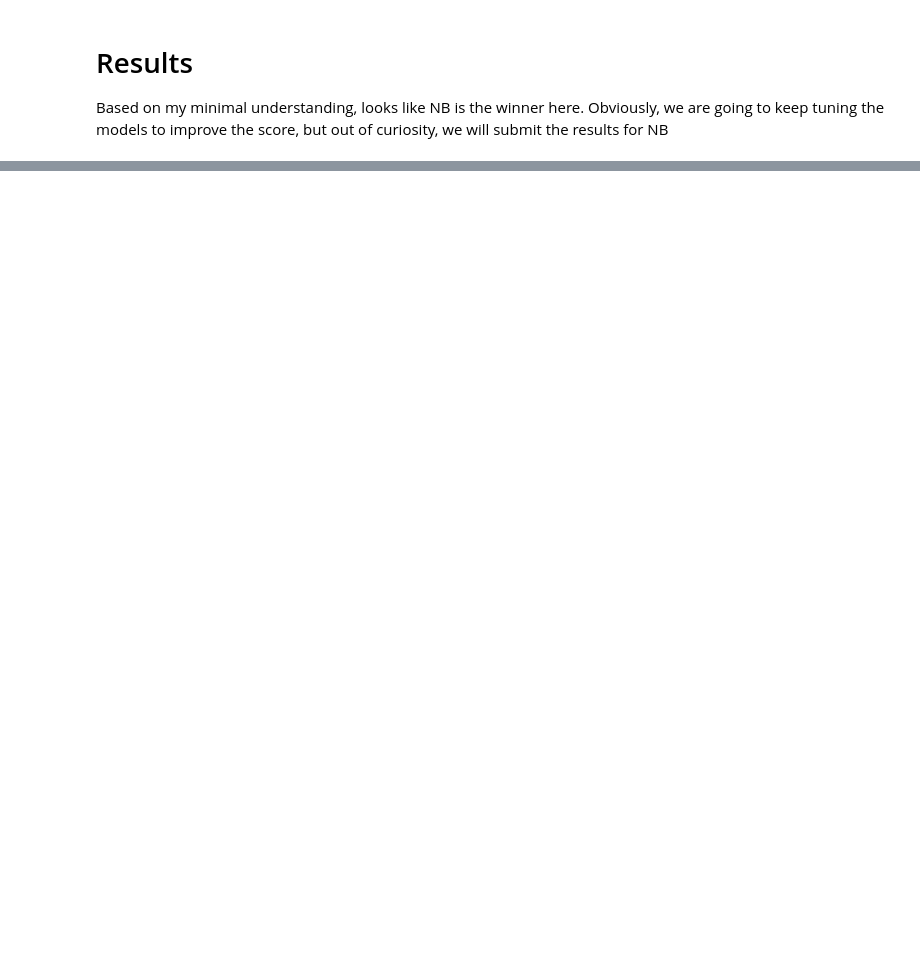
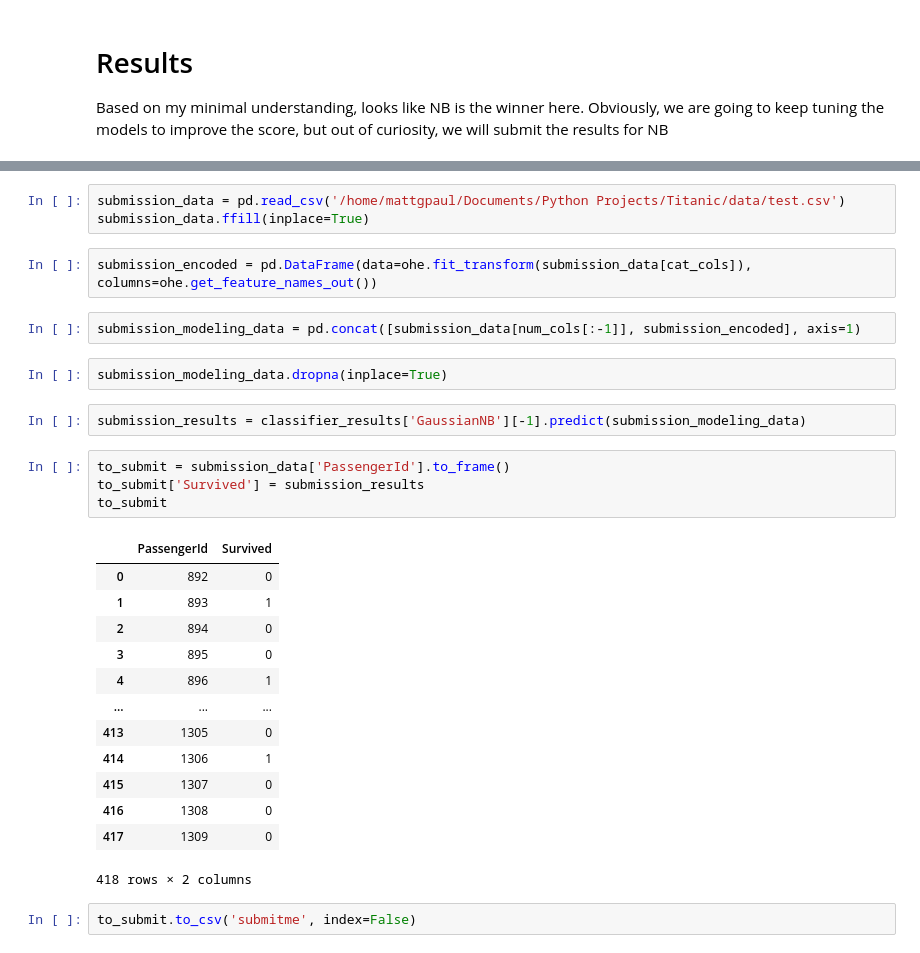
Before and after one commit to mattgpaul/Titanic, a Jupyter notebook: titanic.ipynb, the cells around one changed output, grey strips where cells are left out. Cells and saved outputs as stored; diff of their text form; blank space fills up the shorter version.

Commit message:
commit before branch for data cleaning

```diff
--- a/titanic.ipynb
+++ b/titanic.ipynb
@@ -189,0 +190,31 @@ classifier_results
+# %%
+submission_data = pd.read_csv('/home/mattgpaul/Documents/Python Projects/Titanic/data/test.csv')
+submission_data.ffill(inplace=True)
+# %%
+submission_encoded = pd.DataFrame(data=ohe.fit_transform(submission_data[cat_cols]), columns=ohe.get_feature_names_out())
+# %%
+submission_modeling_data = pd.concat([submission_data[num_cols[:-1]], submission_encoded], axis=1)
+# %%
+submission_modeling_data.dropna(inplace=True)
+# %%
+submission_results = classifier_results['GaussianNB'][-1].predict(submission_modeling_data)
+# %%
+to_submit = submission_data['PassengerId'].to_frame()
+to_submit['Survived'] = submission_results
+to_submit
+# %% [output]
+|  | PassengerId | Survived |
+| 0 | 892 | 0 |
+| 1 | 893 | 1 |
+| 2 | 894 | 0 |
+| 3 | 895 | 0 |
+| 4 | 896 | 1 |
+| ... | ... | ... |
+| 413 | 1305 | 0 |
+| 414 | 1306 | 1 |
+| 415 | 1307 | 0 |
+| 416 | 1308 | 0 |
+| 417 | 1309 | 0 |
+418 rows × 2 columns
+# %%
+to_submit.to_csv('submitme', index=False)
```
Also changed, not shown: parts of 5 cells of this notebook, 1 other file.
